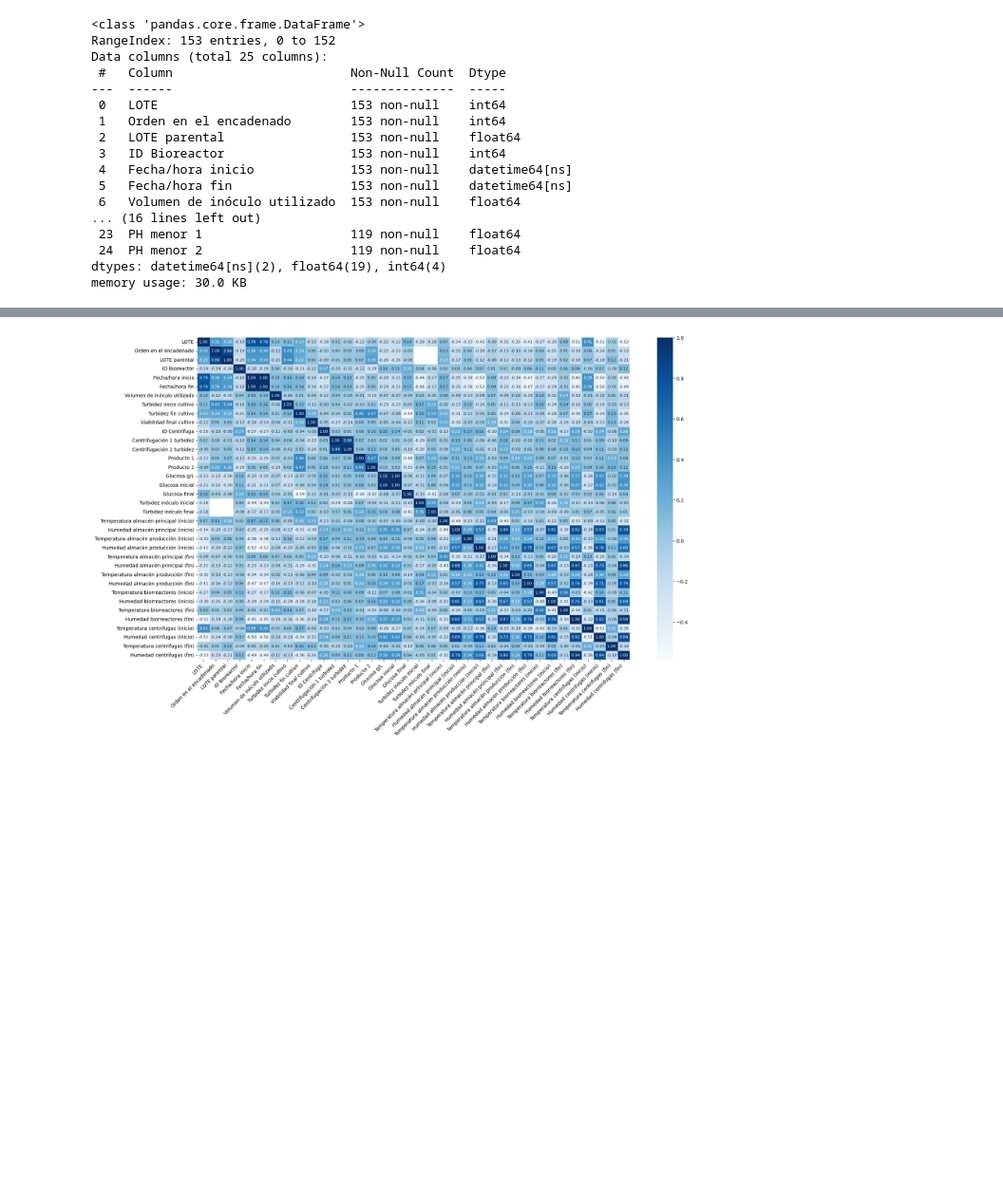
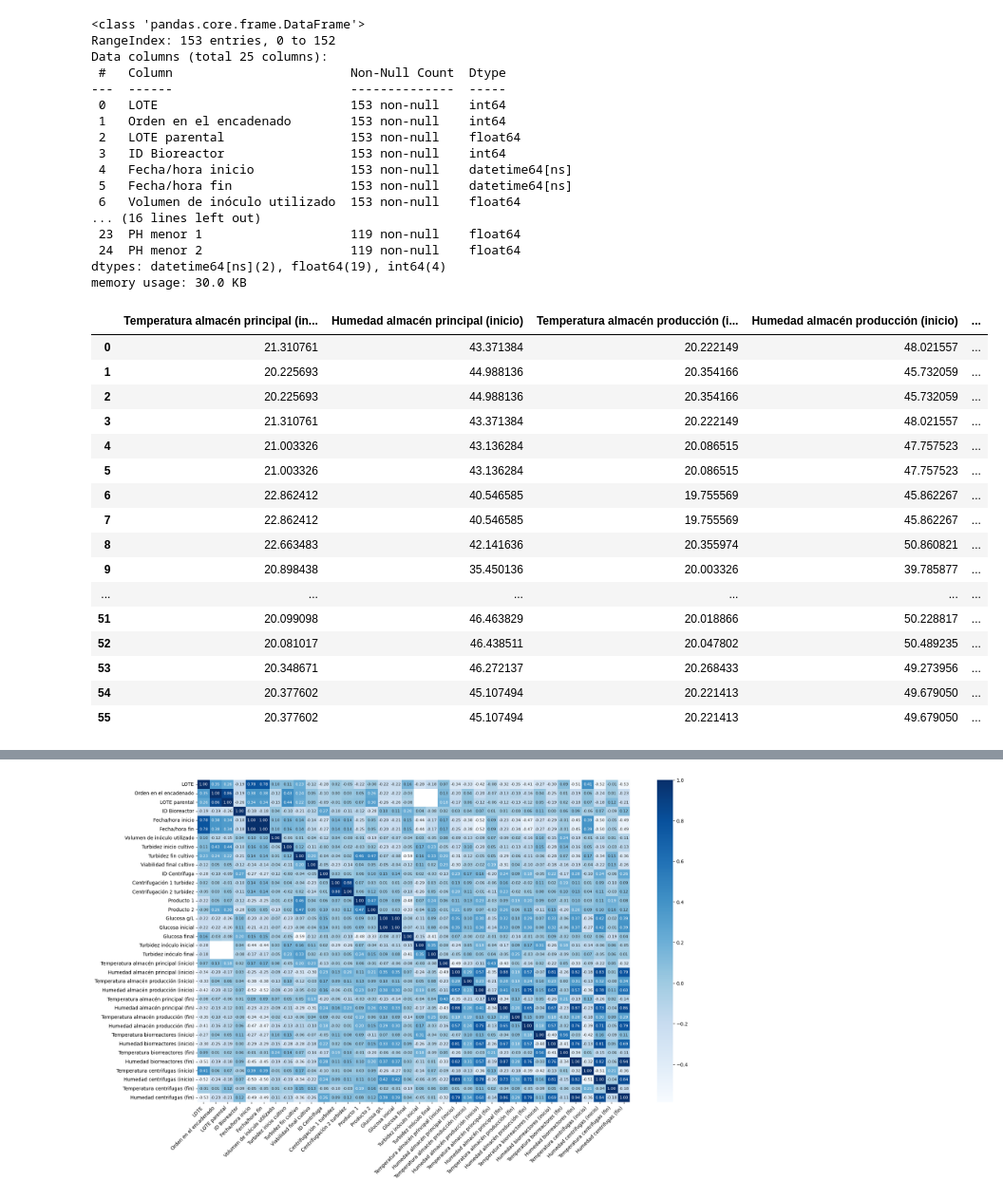
Before and after one commit to vjnoguera/Datathon-24, a Jupyter notebook: Merge global.ipynb, the cells around one changed output, grey strips where cells are left out. Shown at 95% size. Cells and saved outputs as stored; diff of their text form; code cells hidden in the pictures; blank space fills up the shorter version.

```diff
--- a/Merge global.ipynb
+++ b/Merge global.ipynb
@@ -7,0 +15,3 @@ from sklearn.metrics import mean_absolute_error, mean_squared_error, r2_score, m
+# %%
+df_prod_test = pd.read_csv("Datos alta precisión test.csv")
+df_prod_test.info()
@@ -359,6 +352,29 @@ Data columns (total 25 columns):
  24  PH menor 2                    119 non-null    float64
 dtypes: datetime64[ns](2), float64(19), int64(4)
 memory usage: 30.0 KB
+# %%
+df_temp_test = pd.read_csv("resultado_inicios_y_finales_con_todo_test.csv")
+df_temp_test = df_temp_test.drop(["Fecha/hora inicio","Fecha/hora fin"],axis="columns")
+df_temp_test["LOTE"] = df_prod_test["LOTE"]
+df_temp_test
+# %% [output]
+|  | Temperatura almacén principal (in... | Humedad almacén principal (inicio) | Temperatura almacén producción (i... | Humedad almacén producción (inicio) | ... |
+| 0 | 21.310761 | 43.371384 | 20.222149 | 48.021557 | ... |
+| 1 | 20.225693 | 44.988136 | 20.354166 | 45.732059 | ... |
+| 2 | 20.225693 | 44.988136 | 20.354166 | 45.732059 | ... |
+| 3 | 21.310761 | 43.371384 | 20.222149 | 48.021557 | ... |
+| 4 | 21.003326 | 43.136284 | 20.086515 | 47.757523 | ... |
+| 5 | 21.003326 | 43.136284 | 20.086515 | 47.757523 | ... |
+| 6 | 22.862412 | 40.546585 | 19.755569 | 45.862267 | ... |
+| 7 | 22.862412 | 40.546585 | 19.755569 | 45.862267 | ... |
+| 8 | 22.663483 | 42.141636 | 20.355974 | 50.860821 | ... |
+| 9 | 20.898438 | 35.450136 | 20.003326 | 39.785877 | ... |
+| ... | ... | ... | ... | ... | ... |
+| 51 | 20.099098 | 46.463829 | 20.018866 | 50.228817 | ... |
+| 52 | 20.081017 | 46.438511 | 20.047802 | 50.489235 | ... |
+| 53 | 20.348671 | 46.272137 | 20.268433 | 49.273956 | ... |
+| 54 | 20.377602 | 45.107494 | 20.221413 | 49.679050 | ... |
+| 55 | 20.377602 | 45.107494 | 20.221413 | 49.679050 | ... |
 # %%
 df_temp = pd.read_csv("resultado_inicios_y_finales_con_todo_train.csv")
 df_temp = df_temp.drop(["Fecha/hora inicio","Fecha/hora fin"],axis="columns")
```
Also changed, not shown: parts of 42 cells of this notebook, 6 other files.
